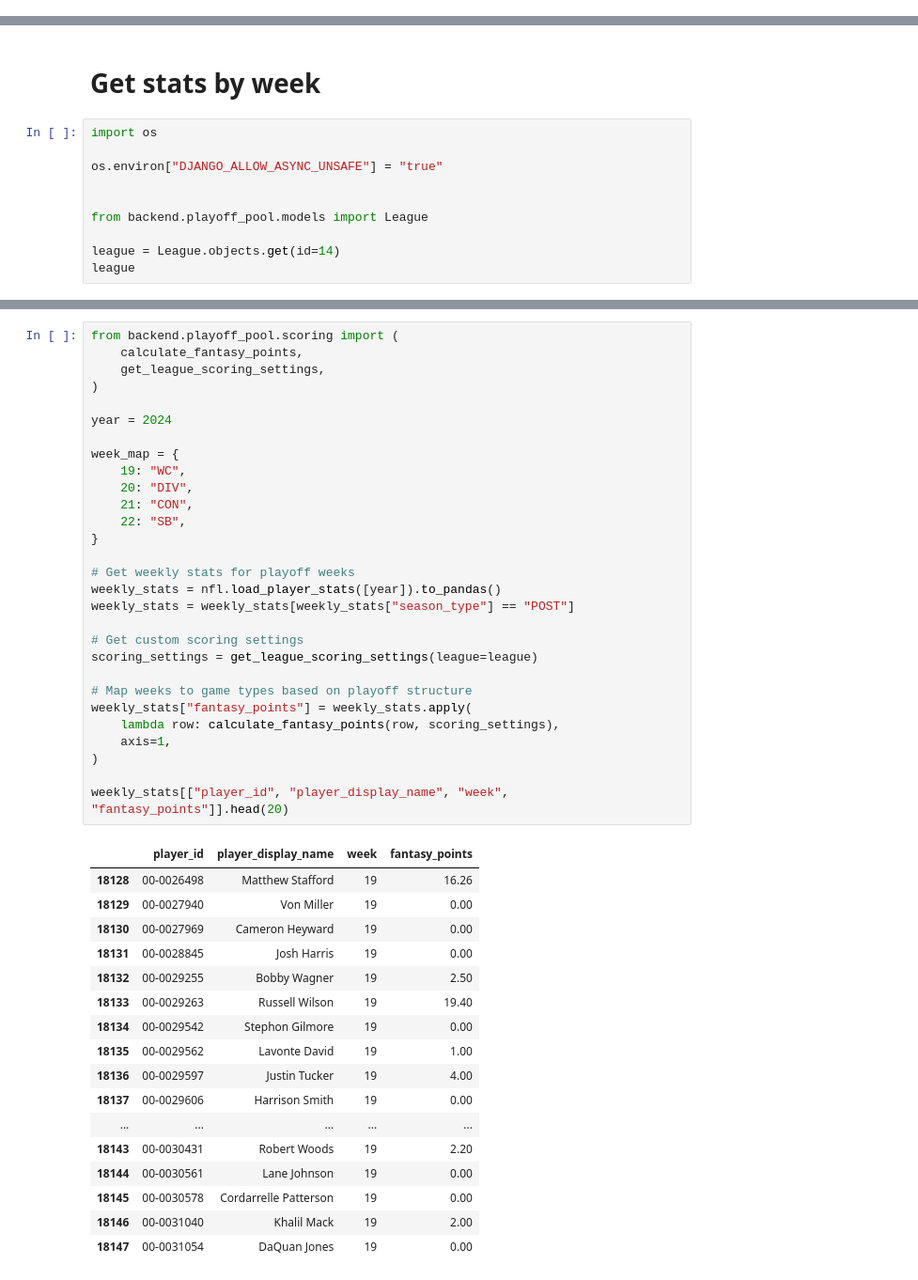
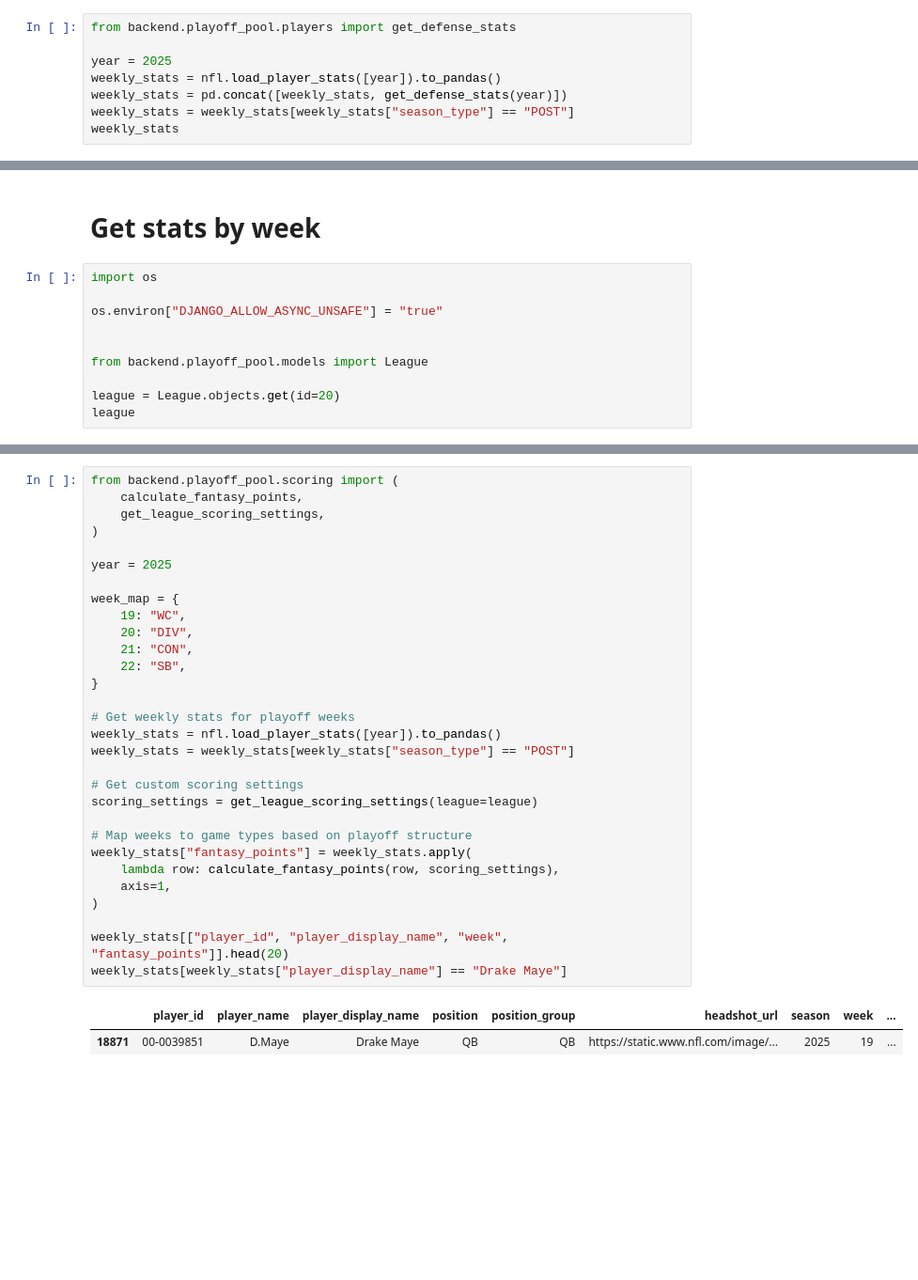
Before and after one commit to DesiPilla/espn-api-v3, a Jupyter notebook: Playoff_draft.ipynb, the cells around one changed output, grey strips where cells are left out. Shown at 94% size. Drawn from its saved outputs; the diff is of its cells as text; blank space fills up the shorter version.

```diff
--- a/Playoff_draft.ipynb
+++ b/Playoff_draft.ipynb
@@ -21,0 +213,8 @@ True
+# %%
+from backend.playoff_pool.players import get_defense_stats
+
+year = 2025
+weekly_stats = nfl.load_player_stats([year]).to_pandas()
+weekly_stats = pd.concat([weekly_stats, get_defense_stats(year)])
+weekly_stats = weekly_stats[weekly_stats["season_type"] == "POST"]
+weekly_stats
@@ -214,6 +427,6 @@ os.environ["DJANGO_ALLOW_ASYNC_UNSAFE"] = "true"
 
 from backend.playoff_pool.models import League
 
-league = League.objects.get(id=14)
+league = League.objects.get(id=20)
 league
 # %% [output]
@@ -229,47 +442,33 @@ drafted_players
 # %%
 from backend.playoff_pool.scoring import (
     calculate_fantasy_points,
     get_league_scoring_settings,
 )
 
-year = 2024
+year = 2025
 
 week_map = {
     19: "WC",
     20: "DIV",
     21: "CON",
     22: "SB",
 }
 
 # Get weekly stats for playoff weeks
 weekly_stats = nfl.load_player_stats([year]).to_pandas()
 weekly_stats = weekly_stats[weekly_stats["season_type"] == "POST"]
 
 # Get custom scoring settings
 scoring_settings = get_league_scoring_settings(league=league)
 
 # Map weeks to game types based on playoff structure
 weekly_stats["fantasy_points"] = weekly_stats.apply(
     lambda row: calculate_fantasy_points(row, scoring_settings),
     axis=1,
 )
 
 weekly_stats[["player_id", "player_display_name", "week", "fantasy_points"]].head(20)
+weekly_stats[weekly_stats["player_display_name"] == "Drake Maye"]
 # %% [output]
-|  | player_id | player_display_name | week | fantasy_points |
-| 18128 | 00-0026498 | Matthew Stafford | 19 | 16.26 |
-| 18129 | 00-0027940 | Von Miller | 19 | 0.00 |
-| 18130 | 00-0027969 | Cameron Heyward | 19 | 0.00 |
-| 18131 | 00-0028845 | Josh Harris | 19 | 0.00 |
-| 18132 | 00-0029255 | Bobby Wagner | 19 | 2.50 |
-| 18133 | 00-0029263 | Russell Wilson | 19 | 19.40 |
-| 18134 | 00-0029542 | Stephon Gilmore | 19 | 0.00 |
-| 18135 | 00-0029562 | Lavonte David | 19 | 1.00 |
-| 18136 | 00-0029597 | Justin Tucker | 19 | 4.00 |
-| 18137 | 00-0029606 | Harrison Smith | 19 | 0.00 |
-| ... | ... | ... | ... | ... |
-| 18143 | 00-0030431 | Robert Woods | 19 | 2.20 |
-| 18144 | 00-0030561 | Lane Johnson | 19 | 0.00 |
-| 18145 | 00-0030578 | Cordarrelle Patterson | 19 | 0.00 |
-| 18146 | 00-0031040 | Khalil Mack | 19 | 2.00 |
-| 18147 | 00-0031054 | DaQuan Jones | 19 | 0.00 |
+|  | player_id | player_name | player_display_name | position | position_group | headshot_url | season | week | ... |
+| 18871 | 00-0039851 | D.Maye | Drake Maye | QB | QB | https://static.www.nfl.com/image/... | 2025 | 19 | ... |
```
Also changed, not shown: parts of 32 cells of this notebook, 3 other files.
